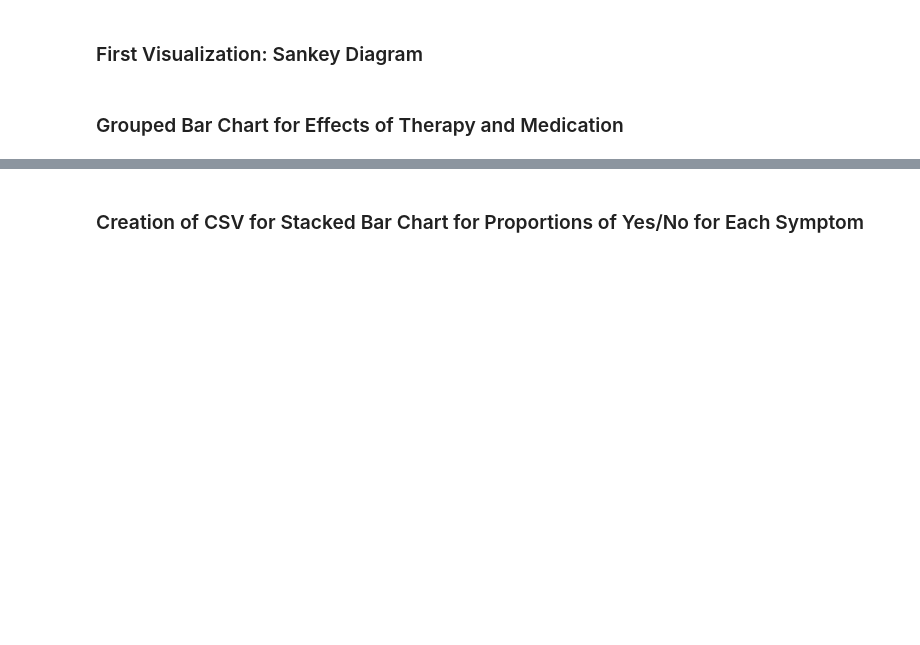
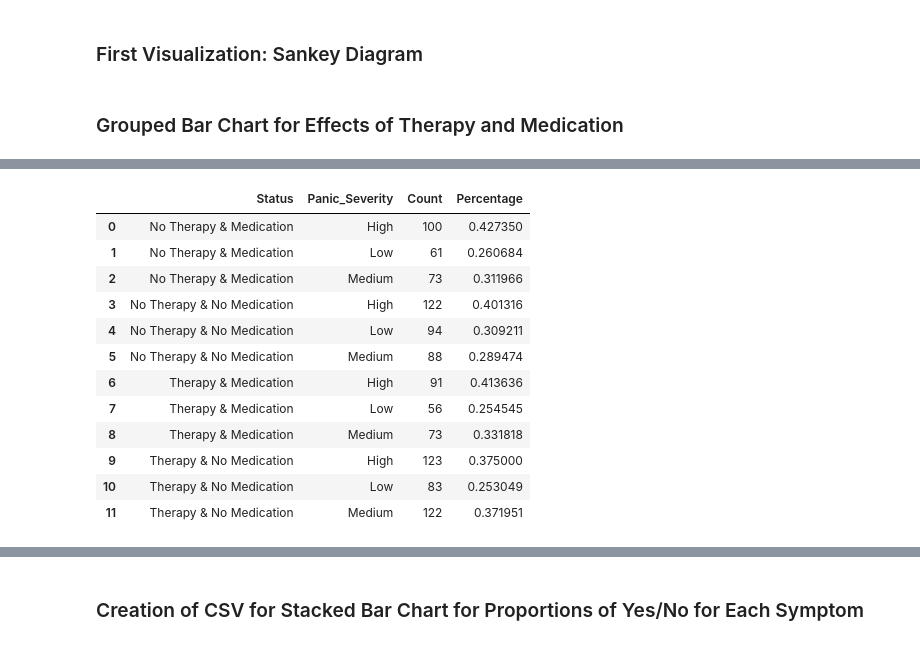
Before and after one commit to katrinashonka/DS4200FinalProject, a Jupyter notebook: anxiety_data-s.ipynb, the cells around one changed output, grey strips where cells are left out. Cells and saved outputs as stored; diff of their text form; code cells hidden in the pictures; blank space fills up the shorter version.

Commit message:
normalized therapy/medication graph
clear

```diff
--- a/anxiety_data-s.ipynb
+++ b/anxiety_data-s.ipynb
@@ -179,0 +251,38 @@ chart
+# %%
+import altair as alt
+
+# Create Therapy_Status and Medication_Status columns for labeling purposes
+df['Therapy_Status'] = df['Therapy'].apply(lambda x: 'Therapy' if x == 1 else 'No Therapy')
+df['Medication_Status'] = df['Medication'].apply(lambda x: 'Medication' if x == 1 else 'No Medication')
+
+# Create a combined Therapy/Medication status column
+df['Status'] = df['Therapy_Status'] + ' & ' + df['Medication_Status']
+
+# Group by and count each combined therapy/medication status and panic severity category
+count_df = df.groupby(['Status', 'Panic_Severity']).size().reset_index(name='Count')
+
+# Compute total counts per Therapy/Medication category
+total_counts = count_df.groupby('Status')['Count'].transform('sum')
+
+# Compute the percentage
+count_df['Percentage'] = count_df['Count'] / total_counts
+
+# Specify the order of Panic_Severity categories (x-axis)
+severity_order = ['Low', 'Medium', 'High']
+
+# Specify the order of Status categories (subplots)
+status_order = ['No Therapy & No Medication', 'No Therapy & Medication',
+                'Therapy & No Medication', 'Therapy & Medication']
+
+
+# Create the grouped bar chart with severity on the x-axis
+chart = alt.Chart(count_df).mark_bar(color='#89CFF0').encode(
+    x=alt.X('Panic_Severity:N', title='Panic Severity', sort=severity_order),
+    y=alt.Y('Percentage:Q', title='Proportion within Therapy/Medication Category', axis=alt.Axis(format='%')),
+    column=alt.Column('Status:N', title='Therapy and Medication Status', sort=status_order)
+).properties(
+    width=150,
+    height=400
+).interactive()
+
+chart
@@ -180,3 +307,19 @@ chart
+# %%
+count_df
+# %% [output]
+|  | Status | Panic_Severity | Count | Percentage |
+| 0 | No Therapy & Medication | High | 100 | 0.427350 |
+| 1 | No Therapy & Medication | Low | 61 | 0.260684 |
+| 2 | No Therapy & Medication | Medium | 73 | 0.311966 |
+| 3 | No Therapy & No Medication | High | 122 | 0.401316 |
+| 4 | No Therapy & No Medication | Low | 94 | 0.309211 |
+| 5 | No Therapy & No Medication | Medium | 88 | 0.289474 |
+| 6 | Therapy & Medication | High | 91 | 0.413636 |
+| 7 | Therapy & Medication | Low | 56 | 0.254545 |
+| 8 | Therapy & Medication | Medium | 73 | 0.331818 |
+| 9 | Therapy & No Medication | High | 123 | 0.375000 |
+| 10 | Therapy & No Medication | Low | 83 | 0.253049 |
+| 11 | Therapy & No Medication | Medium | 122 | 0.371951 |
 # %%
 symptom_df = df[['Sweating', 'Shortness_of_Breath', 'Dizziness',
        'Chest_Pain', 'Trembling']]
```
Also changed, not shown: parts of 12 cells of this notebook, 1 other file.
